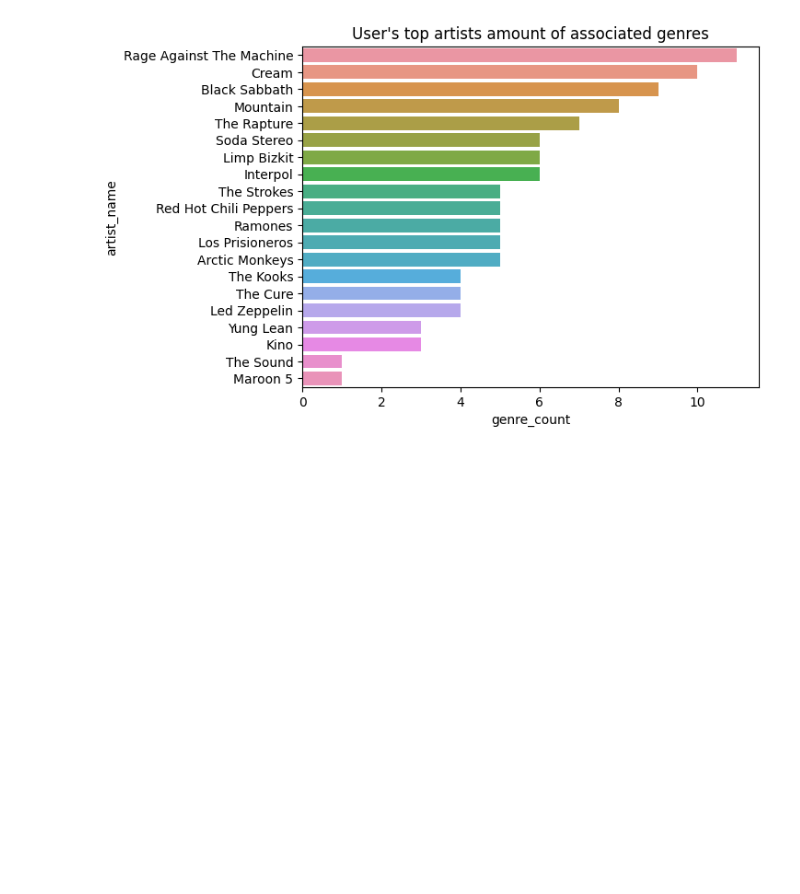
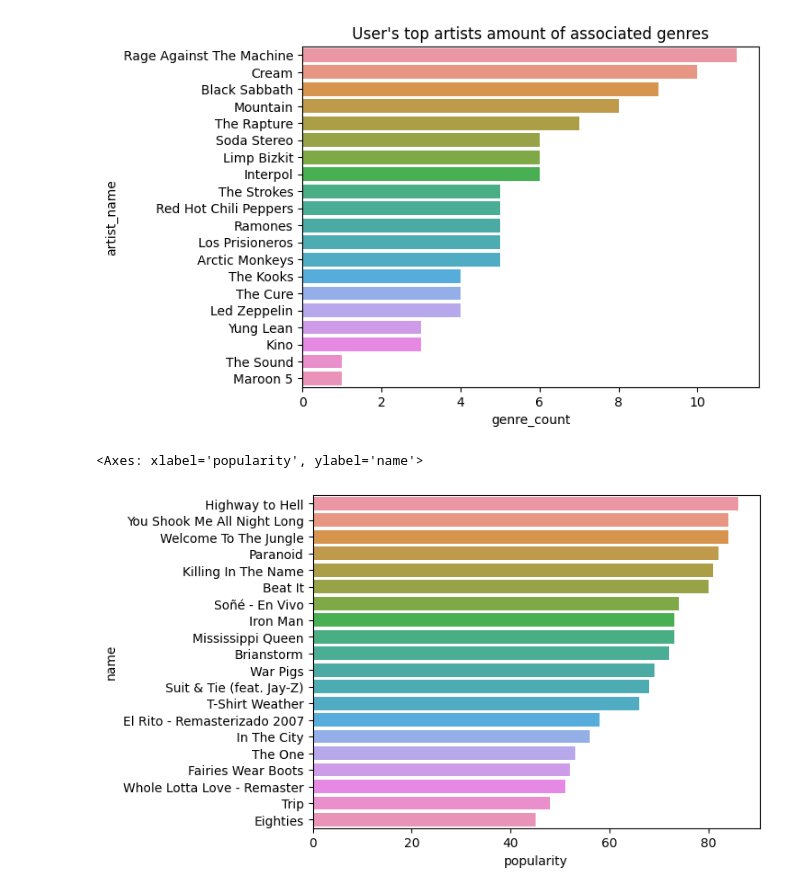
Before and after one commit to bkfan1/spotify-user-analysis, a Jupyter notebook: eda.ipynb, the cells around one changed output. Drawn from its saved outputs; the diff is of its cells as text; code cells hidden in the pictures; blank space fills up the shorter version.

Commit message:
Added bar plot to visualize user's top songs ranked by their popularity

```diff
--- a/eda.ipynb
+++ b/eda.ipynb
@@ -29,3 +27,16 @@ sns.barplot(data=artists_genres_count_df, y=artists_genres_count_df["artist_name
 # %% [output]
 [Text(0.5, 1.0, "User's top artists amount of associated genres")]
 [figure]
+# %%
+query = """
+SELECT name, popularity
+FROM user_top_songs
+ORDER BY popularity DESC;
+"""
+
+top_songs_df = pd.read_sql_query(query, conn)
+
+sns.barplot(data=top_songs_df, x=top_songs_df["popularity"], y=top_songs_df["name"])
+# %% [output]
+<Axes: xlabel='popularity', ylabel='name'>
+[figure, added]
```
Also changed, not shown: parts of 3 cells of this notebook.
